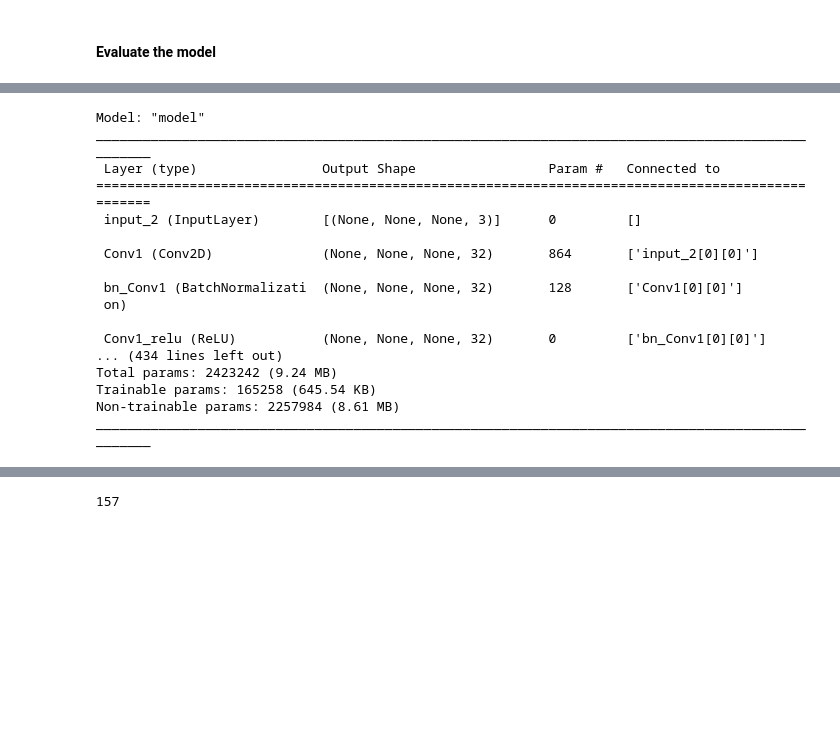
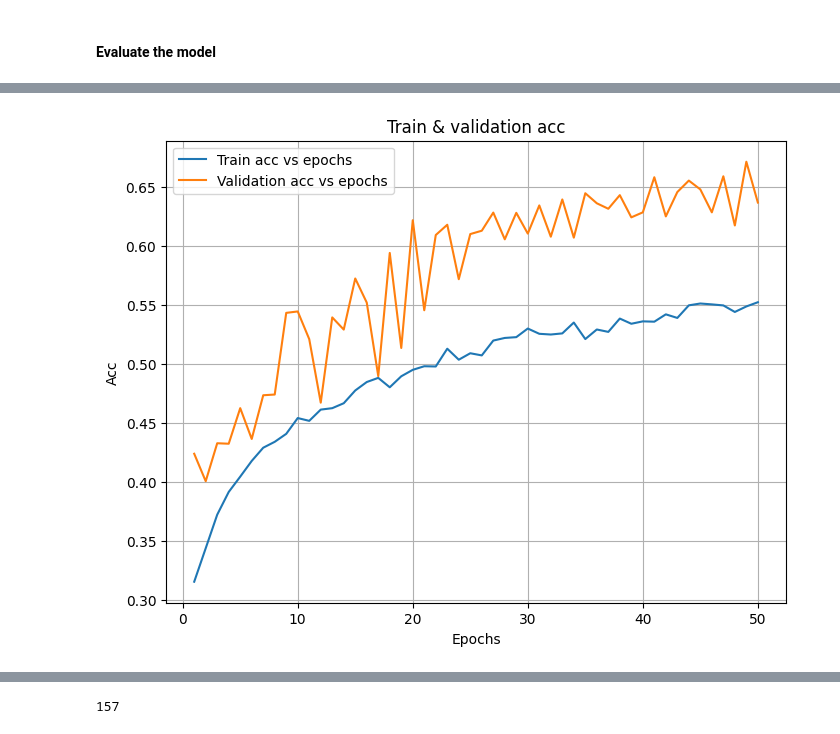
Before and after one commit to thao-phan23/Proposal_for_image_search_feature_for_NITA_fashion_ecommerce_company, a Jupyter notebook: 3. Phase_5_MobileNetV2_model.ipynb, the cells around one changed output, grey strips where cells are left out. Saved outputs shown, nothing was run; the diff lists cells and outputs as text; code cells hidden in the pictures; blank space fills up the shorter version.

```diff
--- a/3. Phase_5_MobileNetV2_model.ipynb
+++ b/3. Phase_5_MobileNetV2_model.ipynb
@@ -291,20 +318,19 @@ ax.set_ylabel('Loss');
-# %%
-mobilenetv2_model.summary()
-# %% [output]
-Model: "model"
-__________________________________________________________________________________________________
- Layer (type)                Output Shape                 Param #   Connected to
-==================================================================================================
- input_2 (InputLayer)        [(None, None, None, 3)]      0         []
-
- Conv1 (Conv2D)              (None, None, None, 32)       864       ['input_2[0][0]']
-
- bn_Conv1 (BatchNormalizati  (None, None, None, 32)       128       ['Conv1[0][0]']
- on)
-
- Conv1_relu (ReLU)           (None, None, None, 32)       0         ['bn_Conv1[0][0]']
-... (434 lines left out)
-Total params: 2423242 (9.24 MB)
-Trainable params: 165258 (645.54 KB)
-Non-trainable params: 2257984 (8.61 MB)
-__________________________________________________________________________________________________
+# %%
+fig,ax=plt.subplots(figsize=(8,6))
+
+base_mobilenev2_acc_values = history_base_mobilenetv2_model_loaded['accuracy']
+base_mobilenev2_val_acc_values = history_base_mobilenetv2_model_loaded['val_accuracy']
+
+
+epochs = range(1,len(base_mobilenev2_acc_values)+1)
+
+ax.plot(epochs,base_mobilenev2_acc_values,label='Train acc vs epochs')
+ax.plot(epochs,base_mobilenev2_val_acc_values,label='Validation acc vs epochs')
+
+ax.set_title('Train & validation acc')
+ax.legend()
+ax.set_xlabel('Epochs')
+plt.grid()
+ax.set_ylabel('Acc');
+# %% [output]
+[figure, added]
```
Also changed, not shown: parts of 108 cells of this notebook, 9 other files.
